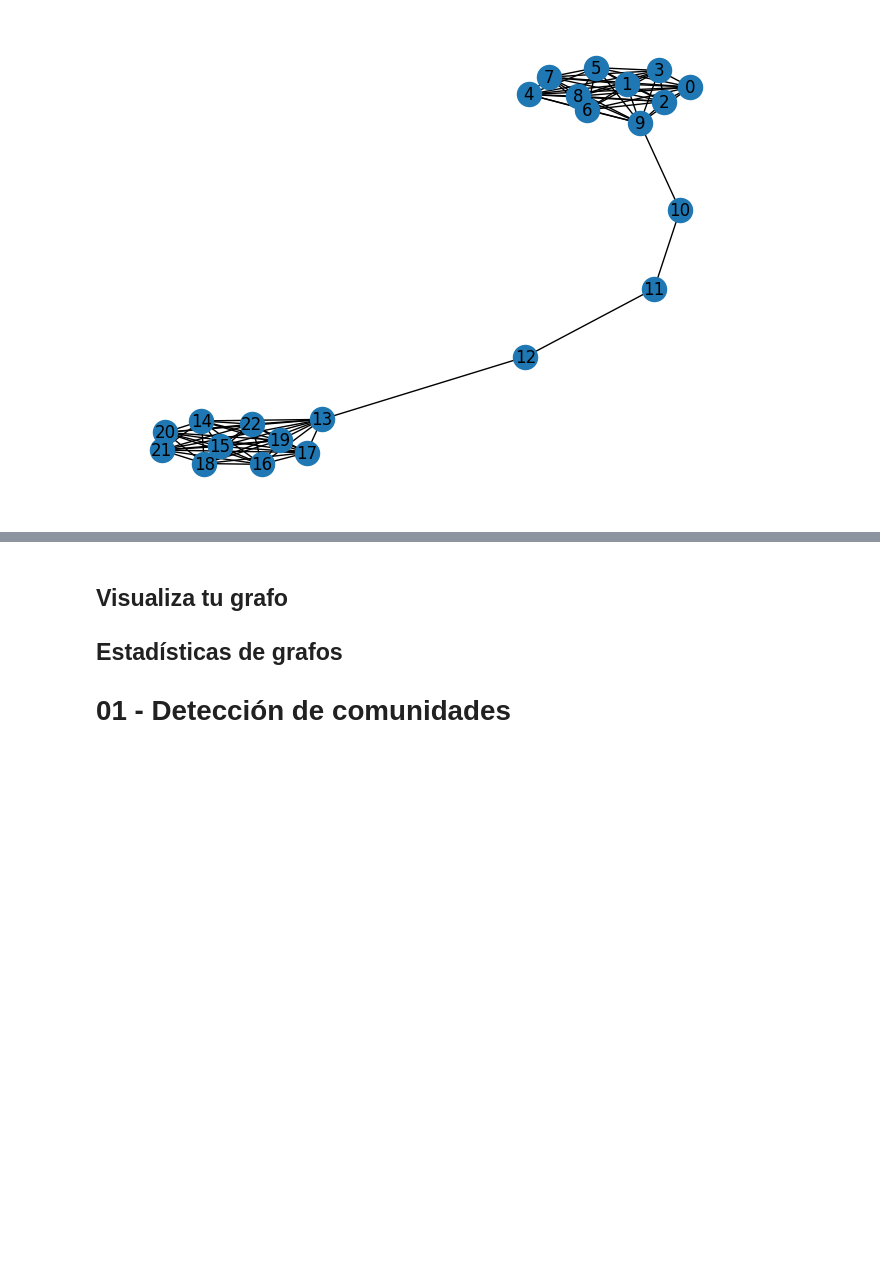
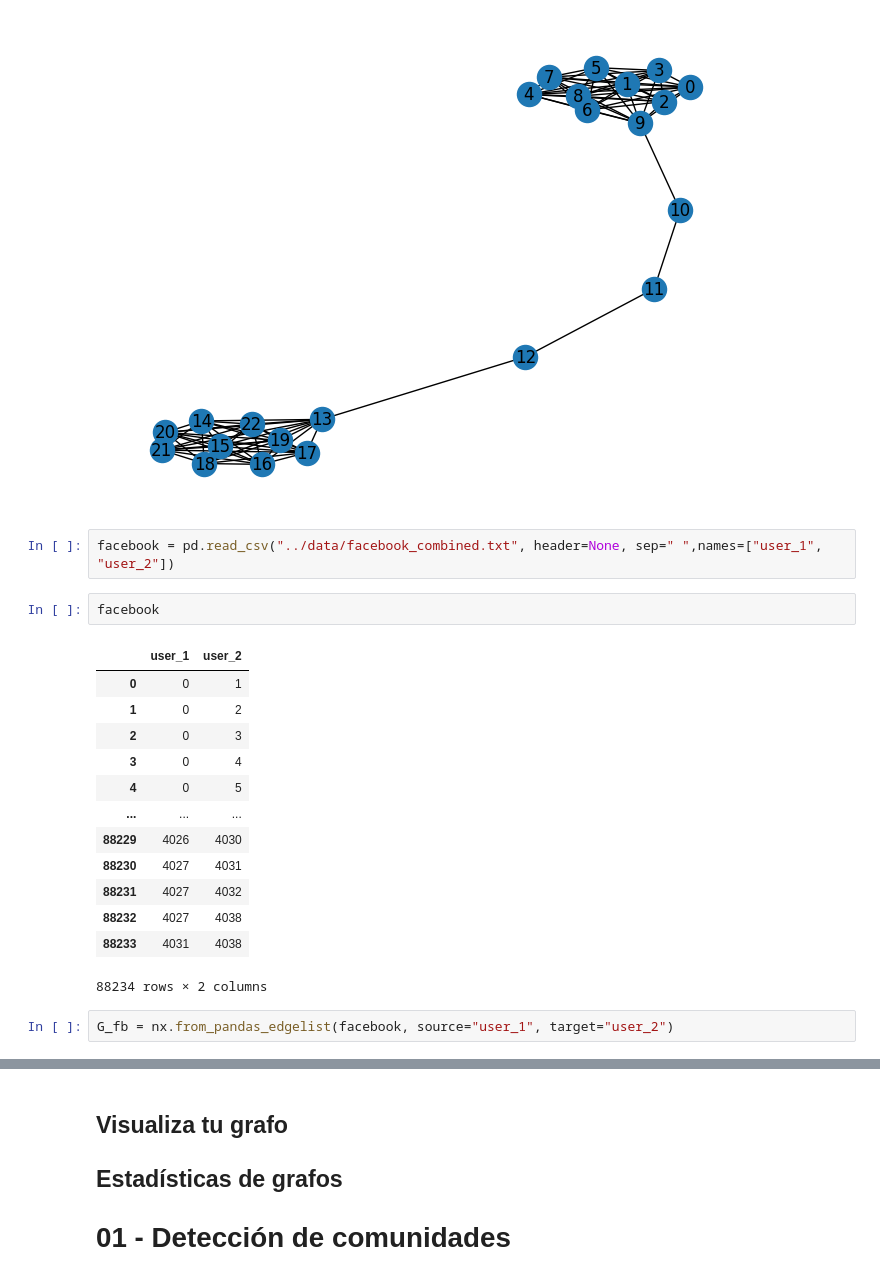
Before and after one commit to FernandoCarazoMelo/network-science, a Jupyter notebook: notebooks/01_FC_network-intro.ipynb, the cells around one changed output, grey strips where cells are left out. Cells and saved outputs as stored; diff of their text form; blank space fills up the shorter version.

```diff
--- a/notebooks/01_FC_network-intro.ipynb
+++ b/notebooks/01_FC_network-intro.ipynb
@@ -435,3 +436,23 @@ Mide la importancia de cada nodo según distintos criterios. Estas funciones nos
 nx.draw(nx.barbell_graph(10, 3), with_labels=True)
 # %% [output]
 [figure]
+# %%
+facebook = pd.read_csv("../data/facebook_combined.txt", header=None, sep=" ",names=["user_1", "user_2"])
+# %%
+facebook
+# %% [output]
+|  | user_1 | user_2 |
+| 0 | 0 | 1 |
+| 1 | 0 | 2 |
+| 2 | 0 | 3 |
+| 3 | 0 | 4 |
+| 4 | 0 | 5 |
+| ... | ... | ... |
+| 88229 | 4026 | 4030 |
+| 88230 | 4027 | 4031 |
+| 88231 | 4027 | 4032 |
+| 88232 | 4027 | 4038 |
+| 88233 | 4031 | 4038 |
+88234 rows × 2 columns
+# %%
+G_fb = nx.from_pandas_edgelist(facebook, source="user_1", target="user_2")
```
Also changed, not shown: parts of 3 cells of this notebook, 1 other file.
